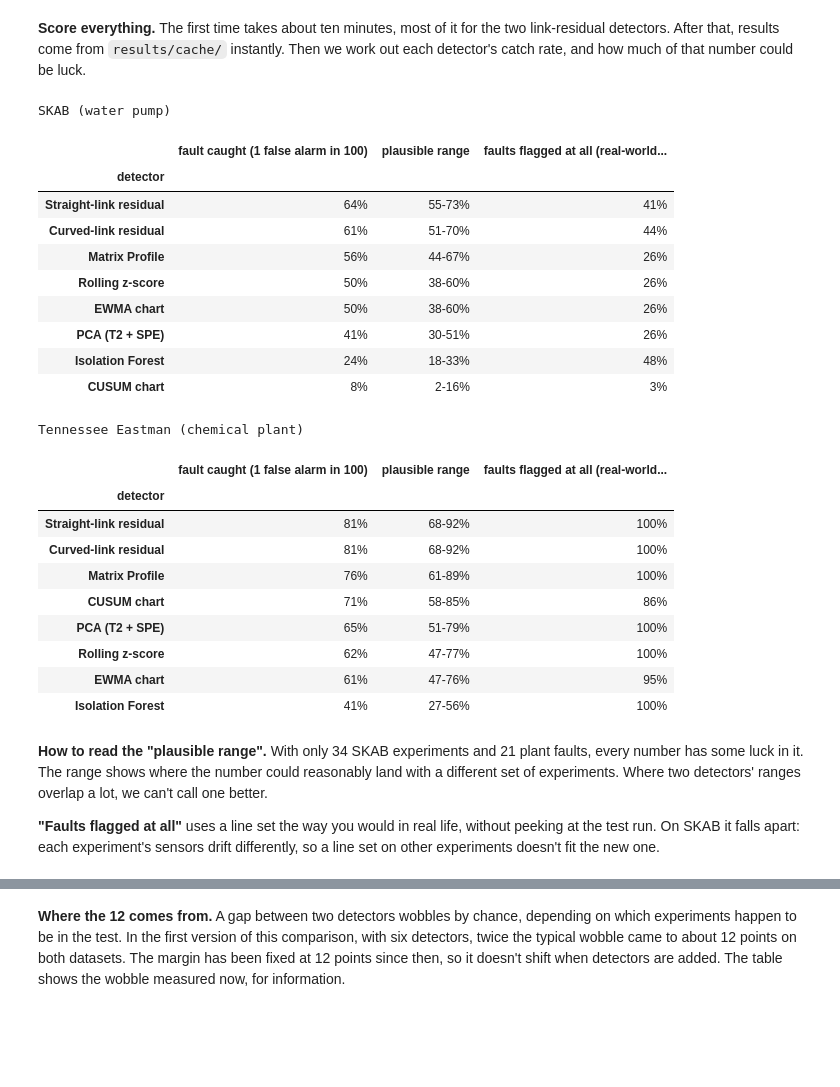
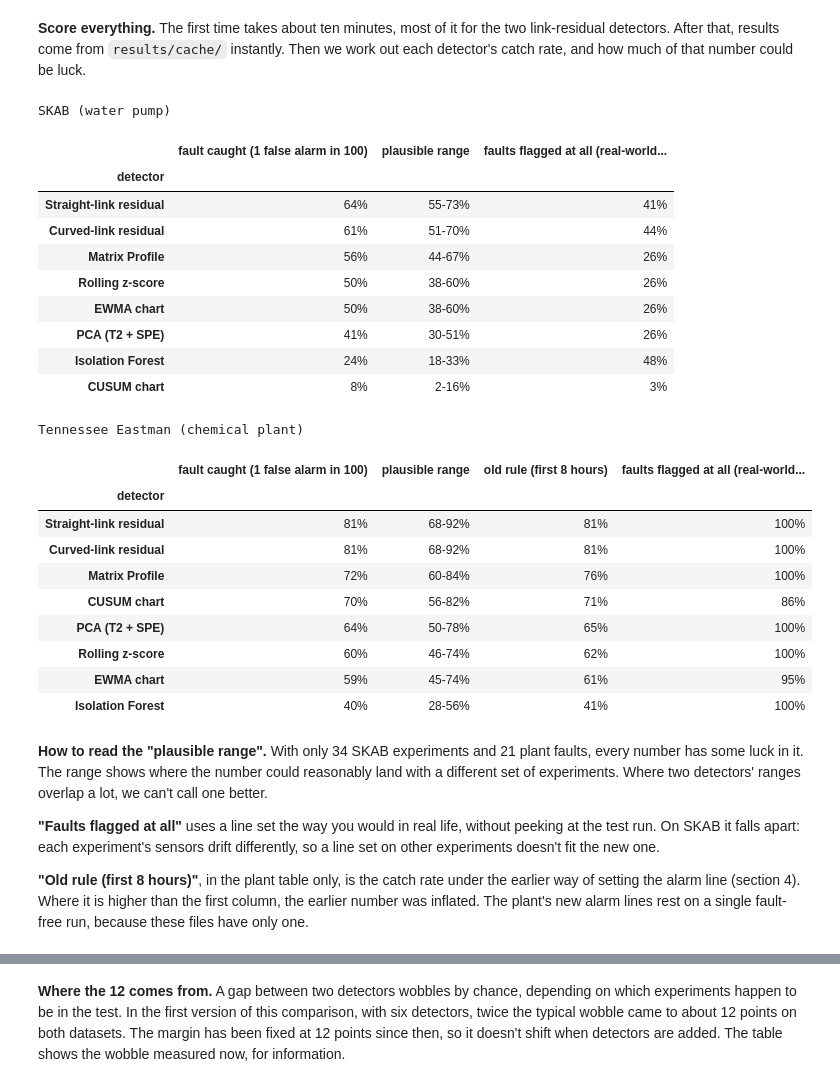
Before and after one commit to NeerajGit16/deep-learning-in-anomaly-detection, a Jupyter notebook: anomaly_lab/main.ipynb, the cells around one changed output, grey strips where cells are left out. Saved outputs shown, nothing was run; the diff lists cells and outputs as text; code cells hidden in the pictures; blank space fills up the shorter version.

```diff
--- a/anomaly_lab/main.ipynb
+++ b/anomaly_lab/main.ipynb
@@ -375,50 +377,56 @@ pd.Series(run.METHODS, name='settings').to_frame()
 # %%
 run.score_all(verbose=False)
 results = {name: run.report_dataset(data.load(name), list(run.METHODS), n_seeds=5, n_boot=1000)
            for name in ["skab", "tep"]}
 
 
 def simple_table(res):
     t = pd.DataFrame(res["summary"]).sort_values("dr_at_1pct", ascending=False)
-    return pd.DataFrame({
+    pct = lambda v: (100 * v).round(0).astype(int).astype(str) + "%"
+    out = pd.DataFrame({
         "detector": t["method"],
-        "fault caught (1 false alarm in 100)": (100 * t["dr_at_1pct"]).round(0).astype(int).astype(str) + "%",
+        "fault caught (1 false alarm in 100)": pct(t["dr_at_1pct"]),
         "plausible range": [f"{100 * a:.0f}-{100 * b:.0f}%" for a, b in zip(t["dr_ci90_low"], t["dr_ci90_high"])],
-        "faults flagged at all (real-world threshold)": (100 * t["deploy_events_flagged"]).round(0).astype(int).astype(str) + "%",
-    }).set_index("detector")
+    })
+    if "dr_old_rule" in t:    # chemical plant only: the catch rate under the earlier alarm-line rule
+        out["old rule (first 8 hours)"] = pct(t["dr_old_rule"])
+    out["faults flagged at all (real-world threshold)"] = pct(t["deploy_events_flagged"])
+    return out.set_index("detector")
 
 
 print("SKAB (water pump)")
 display(simple_table(results["skab"]))
 print("Tennessee Eastman (chemical plant)")
 display(simple_table(results["tep"]))
 # %% [output]
 SKAB (water pump)
 |  | fault caught (1 false alarm in 100) | plausible range | faults flagged at all (real-world... |
 | detector |  |  |  |
 | Straight-link residual | 64% | 55-73% | 41% |
 | Curved-link residual | 61% | 51-70% | 44% |
 | Matrix Profile | 56% | 44-67% | 26% |
 | Rolling z-score | 50% | 38-60% | 26% |
 | EWMA chart | 50% | 38-60% | 26% |
 | PCA (T2 + SPE) | 41% | 30-51% | 26% |
 | Isolation Forest | 24% | 18-33% | 48% |
 | CUSUM chart | 8% | 2-16% | 3% |
 Tennessee Eastman (chemical plant)
-|  | fault caught (1 false alarm in 100) | plausible range | faults flagged at all (real-world... |
-| detector |  |  |  |
-| Straight-link residual | 81% | 68-92% | 100% |
-| Curved-link residual | 81% | 68-92% | 100% |
-| Matrix Profile | 76% | 61-89% | 100% |
-| CUSUM chart | 71% | 58-85% | 86% |
-| PCA (T2 + SPE) | 65% | 51-79% | 100% |
-| Rolling z-score | 62% | 47-77% | 100% |
-| EWMA chart | 61% | 47-76% | 95% |
-| Isolation Forest | 41% | 27-56% | 100% |
+|  | fault caught (1 false alarm in 100) | plausible range | old rule (first 8 hours) | faults flagged at all (real-world... |
+| detector |  |  |  |  |
+| Straight-link residual | 81% | 68-92% | 81% | 100% |
+| Curved-link residual | 81% | 68-92% | 81% | 100% |
+| Matrix Profile | 72% | 60-84% | 76% | 100% |
+| CUSUM chart | 70% | 56-82% | 71% | 86% |
+| PCA (T2 + SPE) | 64% | 50-78% | 65% | 100% |
+| Rolling z-score | 60% | 46-74% | 62% | 100% |
+| EWMA chart | 59% | 45-74% | 61% | 95% |
+| Isolation Forest | 40% | 28-56% | 41% | 100% |
 # %% [markdown]
 **How to read the "plausible range".** With only 34 SKAB experiments and 21 plant faults, every number has some luck in it. The range shows where the number could reasonably land with a different set of experiments. Where two detectors' ranges overlap a lot, we can't call one better.
 
 **"Faults flagged at all"** uses a line set the way you would in real life, without peeking at the test run. On SKAB it falls apart: each experiment's sensors drift differently, so a line set on other experiments doesn't fit the new one.
+
+**"Old rule (first 8 hours)"**, in the plant table only, is the catch rate under the earlier way of setting the alarm line (section 4). Where it is higher than the first column, the earlier number was inflated. The plant's new alarm lines rest on a single fault-free run, because these files have only one.
 # %%
 plots.pilot_overall(results);
 # %% [output]
```
Also changed, not shown: parts of 8 cells of this notebook, 9 other files.
